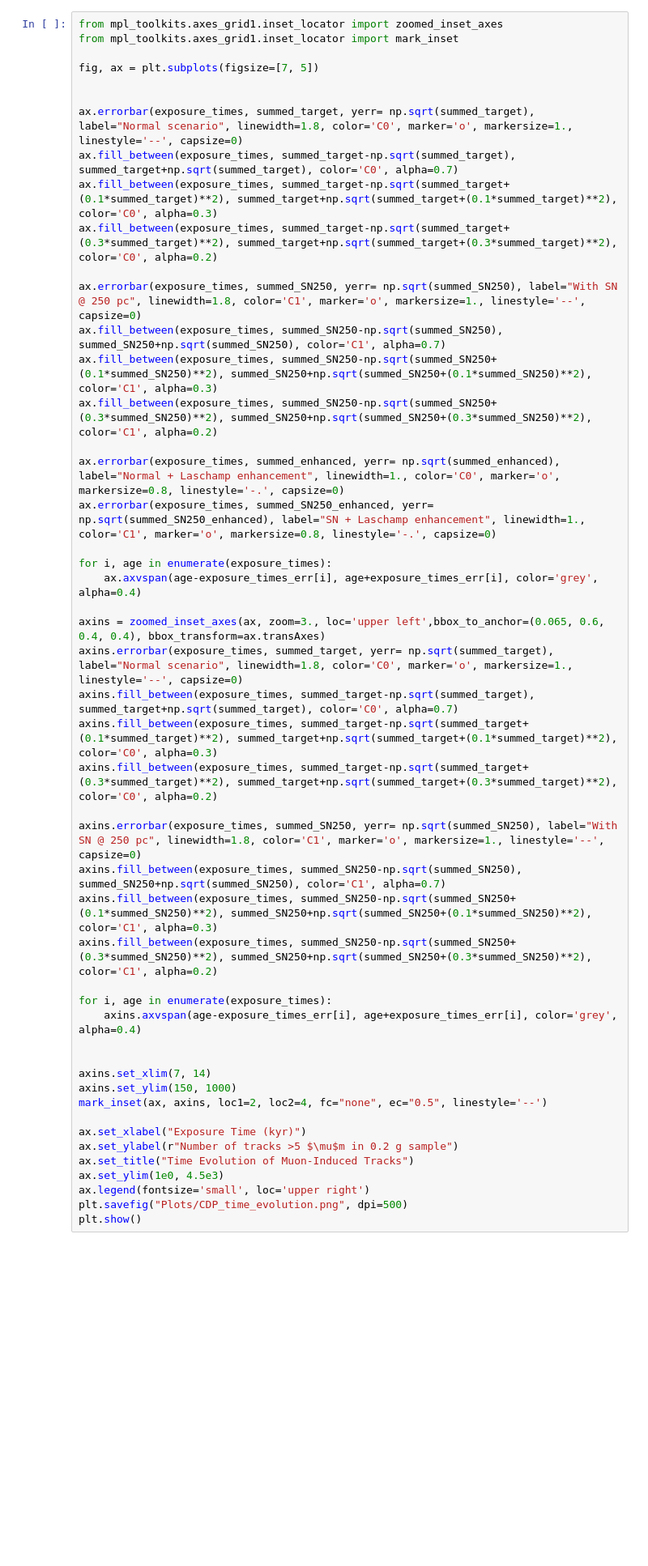
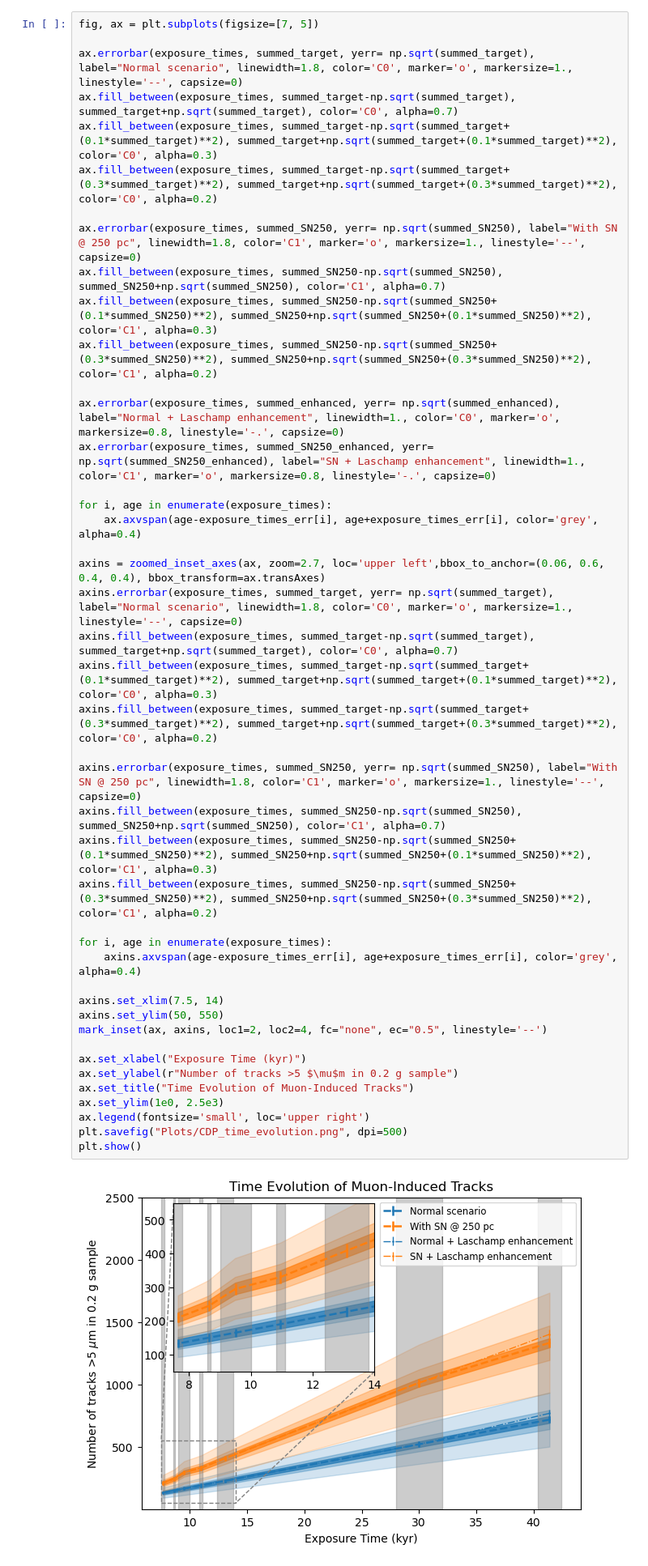
Before and after one commit to cgalelli/PrimusCode, a Jupyter notebook: CDP_analysis.ipynb, the cells around one changed output. Shown at 81% size. Drawn from its saved outputs; the diff is of its cells as text; blank space fills up the shorter version.

```diff
--- a/CDP_analysis.ipynb
+++ b/CDP_analysis.ipynb
@@ -233,9 +298,5 @@ plt.show()
 # %%
-from mpl_toolkits.axes_grid1.inset_locator import zoomed_inset_axes
-from mpl_toolkits.axes_grid1.inset_locator import mark_inset
-
 fig, ax = plt.subplots(figsize=[7, 5])
-
 
 ax.errorbar(exposure_times, summed_target, yerr= np.sqrt(summed_target), label="Normal scenario", linewidth=1.8, color='C0', marker='o', markersize=1., linestyle='--', capsize=0)
 ax.fill_between(exposure_times, summed_target-np.sqrt(summed_target), summed_target+np.sqrt(summed_target), color='C0', alpha=0.7)
@@ -247,38 +308,39 @@ ax.fill_between(exposure_times, summed_SN250-np.sqrt(summed_SN250), summed_SN250
 ax.fill_between(exposure_times, summed_SN250-np.sqrt(summed_SN250+(0.1*summed_SN250)**2), summed_SN250+np.sqrt(summed_SN250+(0.1*summed_SN250)**2), color='C1', alpha=0.3)
 ax.fill_between(exposure_times, summed_SN250-np.sqrt(summed_SN250+(0.3*summed_SN250)**2), summed_SN250+np.sqrt(summed_SN250+(0.3*summed_SN250)**2), color='C1', alpha=0.2)
 
 ax.errorbar(exposure_times, summed_enhanced, yerr= np.sqrt(summed_enhanced), label="Normal + Laschamp enhancement", linewidth=1., color='C0', marker='o', markersize=0.8, linestyle='-.', capsize=0)
 ax.errorbar(exposure_times, summed_SN250_enhanced, yerr= np.sqrt(summed_SN250_enhanced), label="SN + Laschamp enhancement", linewidth=1., color='C1', marker='o', markersize=0.8, linestyle='-.', capsize=0)
 
 for i, age in enumerate(exposure_times):
     ax.axvspan(age-exposure_times_err[i], age+exposure_times_err[i], color='grey', alpha=0.4)
 
-axins = zoomed_inset_axes(ax, zoom=3., loc='upper left',bbox_to_anchor=(0.065, 0.6, 0.4, 0.4), bbox_transform=ax.transAxes)
+axins = zoomed_inset_axes(ax, zoom=2.7, loc='upper left',bbox_to_anchor=(0.06, 0.6, 0.4, 0.4), bbox_transform=ax.transAxes)
 axins.errorbar(exposure_times, summed_target, yerr= np.sqrt(summed_target), label="Normal scenario", linewidth=1.8, color='C0', marker='o', markersize=1., linestyle='--', capsize=0)
 axins.fill_between(exposure_times, summed_target-np.sqrt(summed_target), summed_target+np.sqrt(summed_target), color='C0', alpha=0.7)
 axins.fill_between(exposure_times, summed_target-np.sqrt(summed_target+(0.1*summed_target)**2), summed_target+np.sqrt(summed_target+(0.1*summed_target)**2), color='C0', alpha=0.3)
 axins.fill_between(exposure_times, summed_target-np.sqrt(summed_target+(0.3*summed_target)**2), summed_target+np.sqrt(summed_target+(0.3*summed_target)**2), color='C0', alpha=0.2)
 
 axins.errorbar(exposure_times, summed_SN250, yerr= np.sqrt(summed_SN250), label="With SN @ 250 pc", linewidth=1.8, color='C1', marker='o', markersize=1., linestyle='--', capsize=0)
 axins.fill_between(exposure_times, summed_SN250-np.sqrt(summed_SN250), summed_SN250+np.sqrt(summed_SN250), color='C1', alpha=0.7)
 axins.fill_between(exposure_times, summed_SN250-np.sqrt(summed_SN250+(0.1*summed_SN250)**2), summed_SN250+np.sqrt(summed_SN250+(0.1*summed_SN250)**2), color='C1', alpha=0.3)
 axins.fill_between(exposure_times, summed_SN250-np.sqrt(summed_SN250+(0.3*summed_SN250)**2), summed_SN250+np.sqrt(summed_SN250+(0.3*summed_SN250)**2), color='C1', alpha=0.2)
 
 for i, age in enumerate(exposure_times):
     axins.axvspan(age-exposure_times_err[i], age+exposure_times_err[i], color='grey', alpha=0.4)
 
-
-axins.set_xlim(7, 14)
-axins.set_ylim(150, 1000)
+axins.set_xlim(7.5, 14)
+axins.set_ylim(50, 550)
 mark_inset(ax, axins, loc1=2, loc2=4, fc="none", ec="0.5", linestyle='--')
 
 ax.set_xlabel("Exposure Time (kyr)")
 ax.set_ylabel(r"Number of tracks >5 $\mu$m in 0.2 g sample")
 ax.set_title("Time Evolution of Muon-Induced Tracks")
-ax.set_ylim(1e0, 4.5e3)
+ax.set_ylim(1e0, 2.5e3)
 ax.legend(fontsize='small', loc='upper right')
 plt.savefig("Plots/CDP_time_evolution.png", dpi=500)
 plt.show()
+# %% [output]
+[figure, added]
 # %%
 filepath = './Data/processed_recoils/Olivine_muon_recoil_simple_10.0kyr_0mwe.npz'
 recoil_data = np.load(filepath)
```
Also changed, not shown: parts of 12 cells of this notebook, 1 other file.
